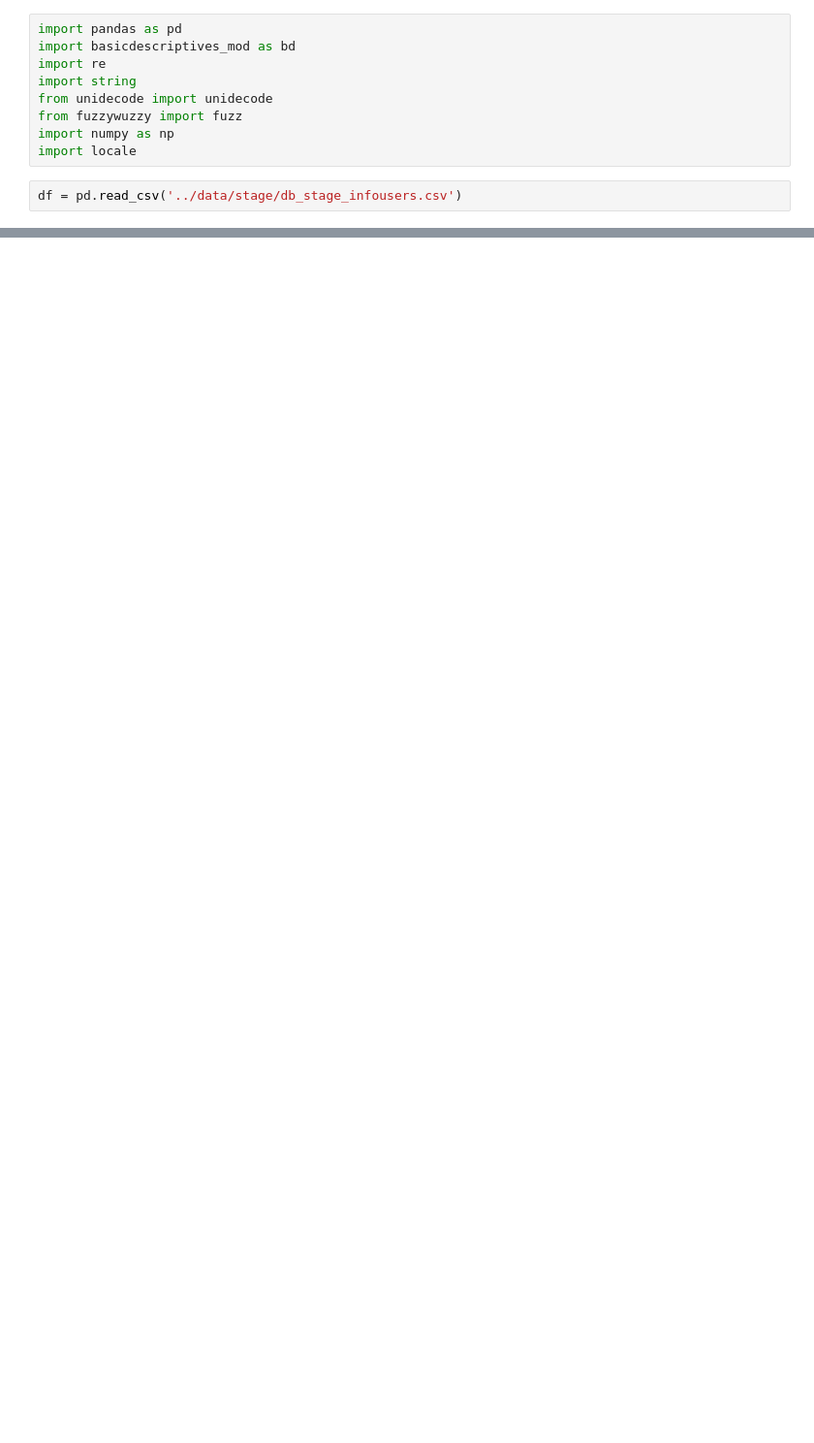
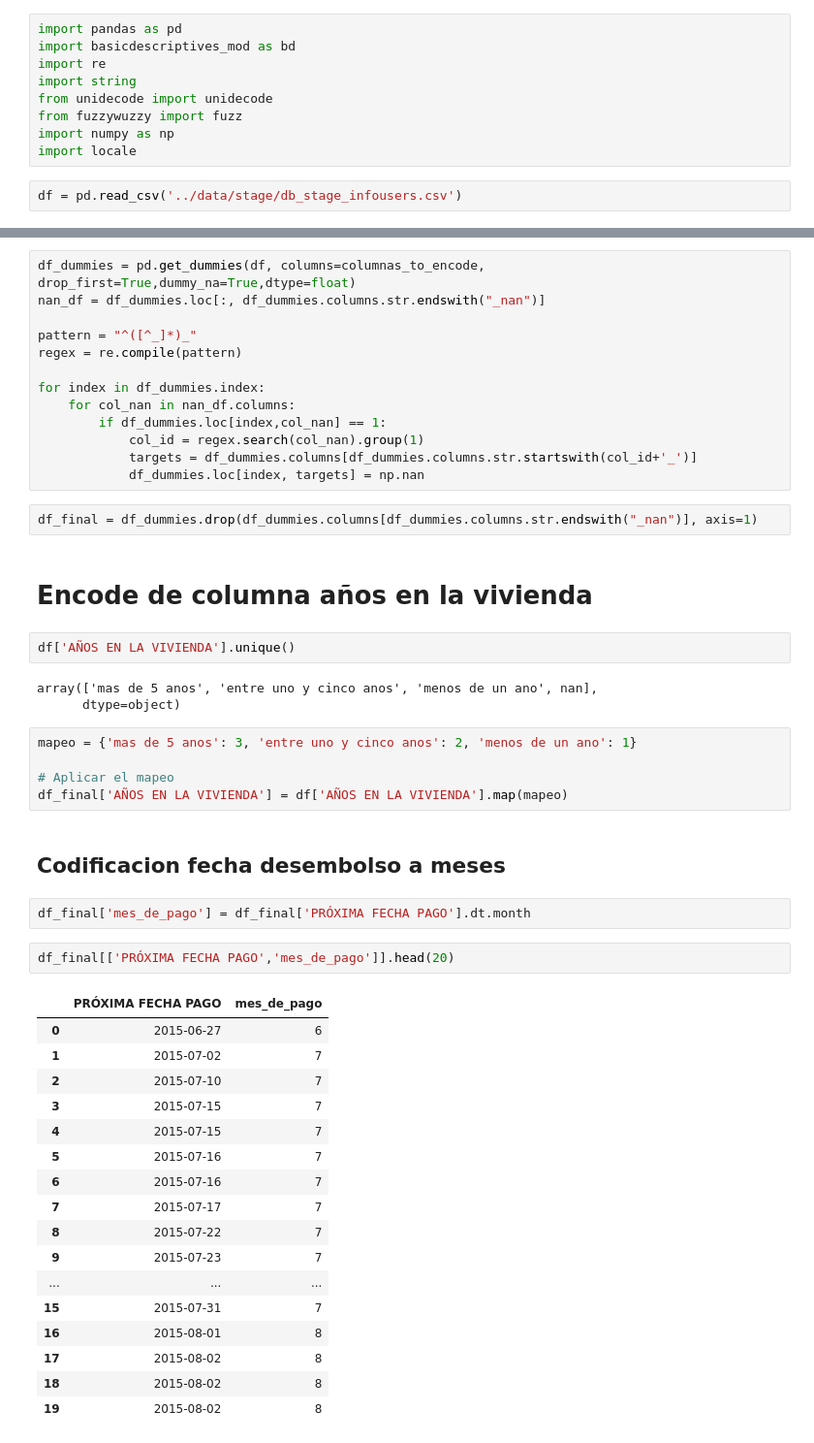
Before and after one commit to josemgoji/Entrega-Final, a Jupyter notebook: datalab/manejoVariablesCategoricas.ipynb, the cells around one changed output, grey strips where cells are left out. Shown at 97% size. Cells and saved outputs as stored; diff of their text form; blank space fills up the shorter version.

```diff
--- a/datalab/manejoVariablesCategoricas.ipynb
+++ b/datalab/manejoVariablesCategoricas.ipynb
@@ -185,0 +439,51 @@ Name: fechas2, dtype: object
+# %%
+df_dummies = pd.get_dummies(df, columns=columnas_to_encode, drop_first=True,dummy_na=True,dtype=float)
+nan_df = df_dummies.loc[:, df_dummies.columns.str.endswith("_nan")]
+
+pattern = "^([^_]*)_"
+regex = re.compile(pattern)
+
+for index in df_dummies.index:
+    for col_nan in nan_df.columns:
+        if df_dummies.loc[index,col_nan] == 1:
+            col_id = regex.search(col_nan).group(1)
+            targets = df_dummies.columns[df_dummies.columns.str.startswith(col_id+'_')]
+            df_dummies.loc[index, targets] = np.nan
+# %%
+df_final = df_dummies.drop(df_dummies.columns[df_dummies.columns.str.endswith("_nan")], axis=1)
+# %% [markdown]
+# Encode de columna años en la vivienda
+# %%
+df['AÑOS EN LA VIVIENDA'].unique()
+# %% [output]
+array(['mas de 5 anos', 'entre uno y cinco anos', 'menos de un ano', nan],
+      dtype=object)
+# %%
+mapeo = {'mas de 5 anos': 3, 'entre uno y cinco anos': 2, 'menos de un ano': 1}
+
+# Aplicar el mapeo
+df_final['AÑOS EN LA VIVIENDA'] = df['AÑOS EN LA VIVIENDA'].map(mapeo)
+# %% [markdown]
+## Codificacion fecha desembolso a meses
+# %%
+df_final['mes_de_pago'] = df_final['PRÓXIMA FECHA PAGO'].dt.month
+# %%
+df_final[['PRÓXIMA FECHA PAGO','mes_de_pago']].head(20)
+# %% [output]
+|  | PRÓXIMA FECHA PAGO | mes_de_pago |
+| 0 | 2015-06-27 | 6 |
+| 1 | 2015-07-02 | 7 |
+| 2 | 2015-07-10 | 7 |
+| 3 | 2015-07-15 | 7 |
+| 4 | 2015-07-15 | 7 |
+| 5 | 2015-07-16 | 7 |
+| 6 | 2015-07-16 | 7 |
+| 7 | 2015-07-17 | 7 |
+| 8 | 2015-07-22 | 7 |
+| 9 | 2015-07-23 | 7 |
+| ... | ... | ... |
+| 15 | 2015-07-31 | 7 |
+| 16 | 2015-08-01 | 8 |
+| 17 | 2015-08-02 | 8 |
+| 18 | 2015-08-02 | 8 |
+| 19 | 2015-08-02 | 8 |
```
Also changed, not shown: parts of 72 cells of this notebook, 1 other file.
